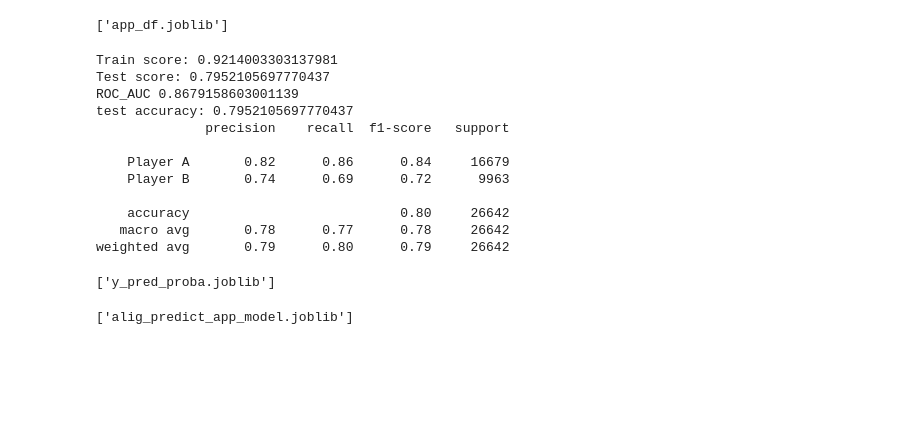
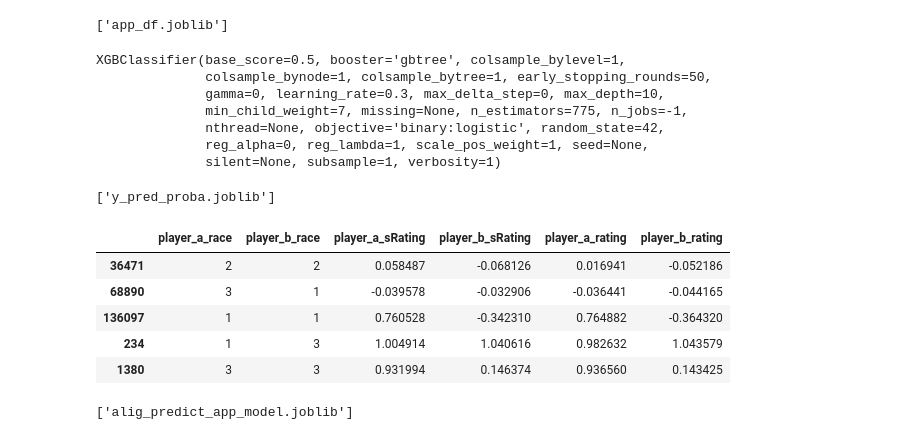
Before and after one commit to mjh09/match-predict, a Jupyter notebook: notebooks/alig_predict.ipynb, the cells around one changed output. Saved outputs shown, nothing was run; the diff lists cells and outputs as text; code cells hidden in the pictures; blank space fills up the shorter version.

Commit message:
retry app model

```diff
--- a/notebooks/alig_predict.ipynb
+++ b/notebooks/alig_predict.ipynb
@@ -283,24 +283,19 @@ dump(app_df, 'app_df.joblib')
 # %%
 new_model = XGBClassifier(n_estimators=775, learning_rate=0.3, max_depth=10, min_child_weight=7,n_jobs=-1, random_state=42, early_stopping_rounds=50)
 new_model.fit(X_train, y_train)
-print('Train score:', new_model.score(X_train, y_train))
-print('Test score:', new_model.score(X_test, y_test))
-y_pred_proba = new_model.predict_proba(X_test)[:,1]
-print('ROC_AUC', roc_auc_score(y_test, y_pred_proba))
-y_pred = new_model.predict(X_test)
-print('test accuracy:', accuracy_score(y_test, y_pred))
-print(classification_report(y_test, y_pred))
+#print('Train score:', new_model.score(X_train, y_train))
+#print('Test score:', new_model.score(X_test, y_test))
+#y_pred_proba = new_model.predict_proba(X_test)[:,1]
+#print('ROC_AUC', roc_auc_score(y_test, y_pred_proba))
+#y_pred = new_model.predict(X_test)
+#print('test accuracy:', accuracy_score(y_test, y_pred))
+#print(classification_report(y_test, y_pred))
 # %% [output]
-Train score: 0.9214003303137981
-Test score: 0.7952105697770437
-ROC_AUC 0.8679158603001139
-test accuracy: 0.7952105697770437
-              precision    recall  f1-score   support
-
-    Player A       0.82      0.86      0.84     16679
-    Player B       0.74      0.69      0.72      9963
-
-    accuracy                           0.80     26642
-   macro avg       0.78      0.77      0.78     26642
-weighted avg       0.79      0.80      0.79     26642
+XGBClassifier(base_score=0.5, booster='gbtree', colsample_bylevel=1,
+              colsample_bynode=1, colsample_bytree=1, early_stopping_rounds=50,
+              gamma=0, learning_rate=0.3, max_delta_step=0, max_depth=10,
+              min_child_weight=7, missing=None, n_estimators=775, n_jobs=-1,
+              nthread=None, objective='binary:logistic', random_state=42,
+              reg_alpha=0, reg_lambda=1, scale_pos_weight=1, seed=None,
+              silent=None, subsample=1, verbosity=1)
 # %%
@@ -308,4 +303,13 @@ dump(y_pred_proba, 'y_pred_proba.joblib')
 # %% [output]
 ['y_pred_proba.joblib']
+# %%
+X_test.head()
+# %% [output]
+|  | player_a_race | player_b_race | player_a_sRating | player_b_sRating | player_a_rating | player_b_rating |
+| 36471 | 2 | 2 | 0.058487 | -0.068126 | 0.016941 | -0.052186 |
+| 68890 | 3 | 1 | -0.039578 | -0.032906 | -0.036441 | -0.044165 |
+| 136097 | 1 | 1 | 0.760528 | -0.342310 | 0.764882 | -0.364320 |
+| 234 | 1 | 3 | 1.004914 | 1.040616 | 0.982632 | 1.043579 |
+| 1380 | 3 | 3 | 0.931994 | 0.146374 | 0.936560 | 0.143425 |
 # %%
 # pickle model
```
Also changed, not shown: parts of 16 cells of this notebook, 3 other files.
